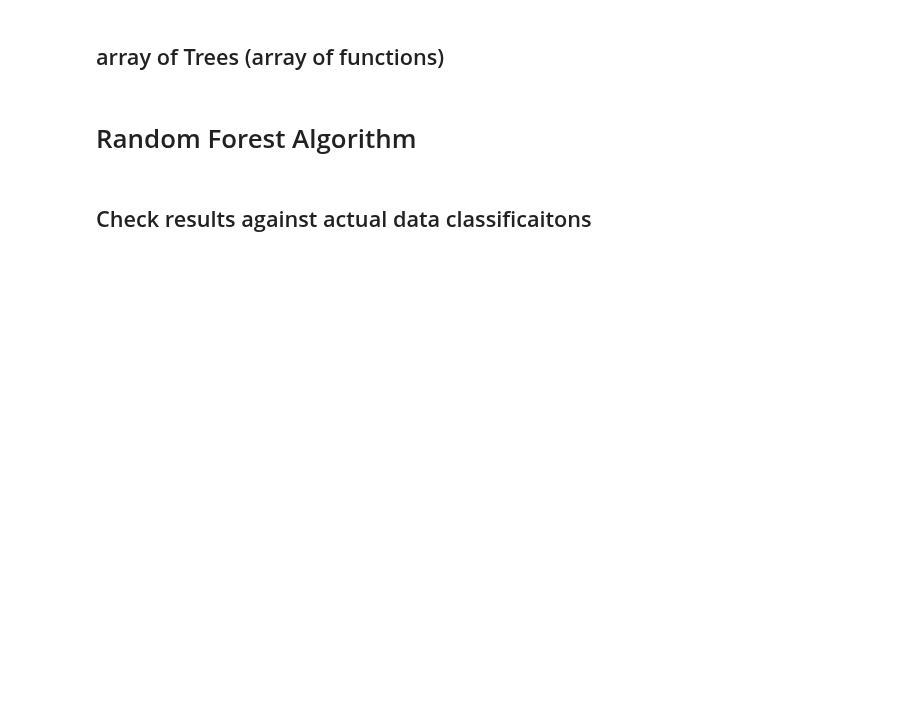
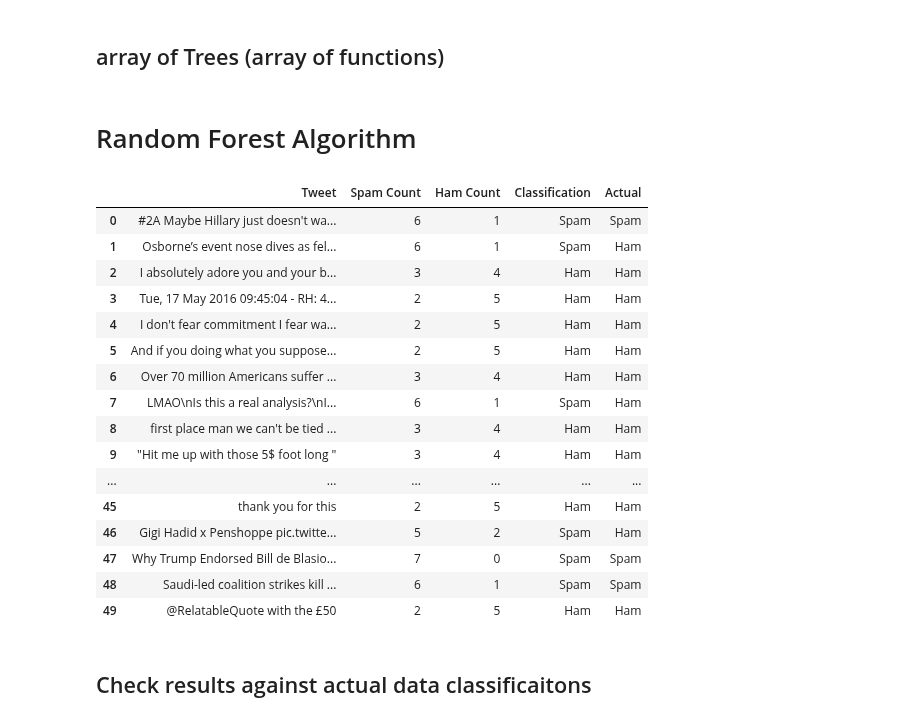
Before and after one commit to AlexHappyCode/CSC845-twitter-spam-detection, a Jupyter notebook: alex/random_forest.ipynb, the cells around one changed output. Cells and saved outputs as stored; diff of their text form; code cells hidden in the pictures; blank space fills up the shorter version.

Commit message:
analyzing wrong classifications

```diff
--- a/alex/random_forest.ipynb
+++ b/alex/random_forest.ipynb
@@ -432,11 +432,31 @@ True
 ## array of Trees (array of functions)
 # %%
 # Trees into an array, they all accept a row
-trees = [tree1, tree2, tree3, tree4, tree5, tree6]
+trees = [tree0, tree1, tree2, tree3, tree4, tree5, tree6]
 # %% [markdown]
 # Random Forest Algorithm
 # %%
 res_df = random_forest(subset_data, trees)
+# %%
+res_df
+# %% [output]
+|  | Tweet | Spam Count | Ham Count | Classification | Actual |
+| 0 | #2A Maybe Hillary just doesn't wa... | 6 | 1 | Spam | Spam |
+| 1 | Osborne’s event nose dives as fel... | 6 | 1 | Spam | Ham |
+| 2 | I absolutely adore you and your b... | 3 | 4 | Ham | Ham |
+| 3 | Tue, 17 May 2016 09:45:04 - RH: 4... | 2 | 5 | Ham | Ham |
+| 4 | I don't fear commitment I fear wa... | 2 | 5 | Ham | Ham |
+| 5 | And if you doing what you suppose... | 2 | 5 | Ham | Ham |
+| 6 | Over 70 million Americans suffer ... | 3 | 4 | Ham | Ham |
+| 7 | LMAO\nIs this a real analysis?\nI... | 6 | 1 | Spam | Ham |
+| 8 | first place man we can't be tied ... | 3 | 4 | Ham | Ham |
+| 9 | "Hit me up with those 5$ foot long " | 3 | 4 | Ham | Ham |
+| ... | ... | ... | ... | ... | ... |
+| 45 | thank you for this | 2 | 5 | Ham | Ham |
+| 46 | Gigi Hadid x Penshoppe pic.twitte... | 5 | 2 | Spam | Ham |
+| 47 | Why Trump Endorsed Bill de Blasio... | 7 | 0 | Spam | Spam |
+| 48 | Saudi-led coalition strikes kill ... | 6 | 1 | Spam | Spam |
+| 49 | @RelatableQuote with the £50 | 2 | 5 | Ham | Ham |
 # %% [markdown]
 ## Check results against actual data classificaitons
 # %%
```
Also changed, not shown: parts of 4 cells of this notebook.
